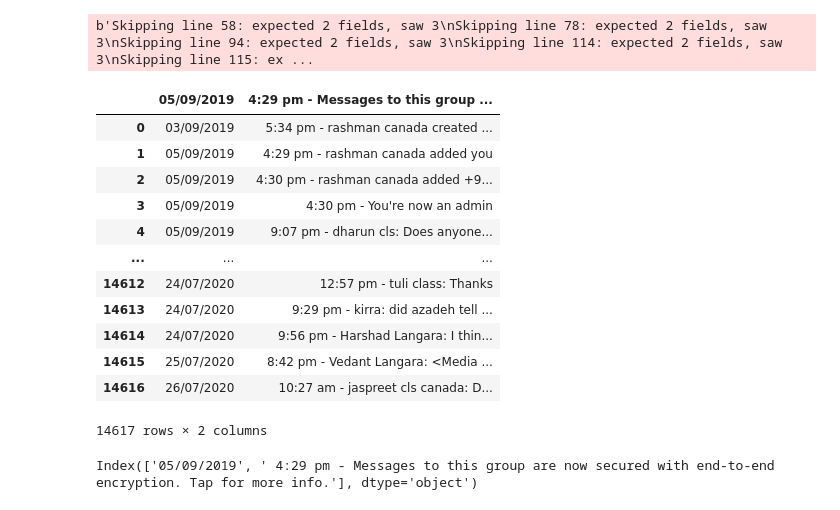
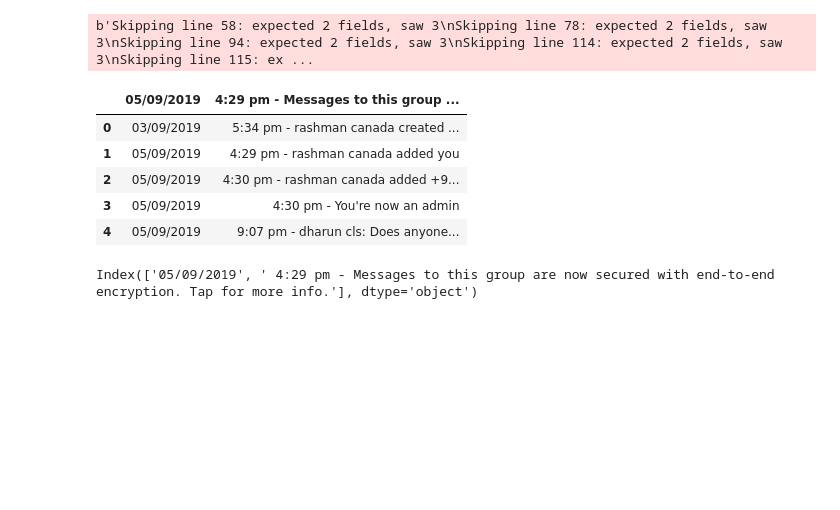
Before and after one commit to ManojBishnoi/Cpsc-Project-, a Jupyter notebook: PythonProjectUpdated.ipynb, the cells around one changed output. Saved outputs shown, nothing was run; the diff lists cells and outputs as text; code cells hidden in the pictures; blank space fills up the shorter version.

```diff
--- a/PythonProjectUpdated.ipynb
+++ b/PythonProjectUpdated.ipynb
@@ -22,21 +23,14 @@ data = pd.read_csv(r"WhatsApp Chat with PDD.DA’19.txt", error_bad_lines=False)
 b'Skipping line 58: expected 2 fields, saw 3\nSkipping line 78: expected 2 fields, saw 3\nSkipping line 94: expected 2 fields, saw 3\nSkipping line 114: expected 2 fields, saw 3\nSkipping line 115: ex ...
 # %%
 # First View of Data
-data
+data.head()
 # %% [output]
 |  | 05/09/2019 | 4:29 pm - Messages to this group ... |
 | 0 | 03/09/2019 | 5:34 pm - rashman canada created ... |
 | 1 | 05/09/2019 | 4:29 pm - rashman canada added you |
 | 2 | 05/09/2019 | 4:30 pm - rashman canada added +9... |
 | 3 | 05/09/2019 | 4:30 pm - You're now an admin |
 | 4 | 05/09/2019 | 9:07 pm - dharun cls: Does anyone... |
-| ... | ... | ... |
-| 14612 | 24/07/2020 | 12:57 pm - tuli class: Thanks |
-| 14613 | 24/07/2020 | 9:29 pm - kirra: did azadeh tell ... |
-| 14614 | 24/07/2020 | 9:56 pm - Harshad Langara: I thin... |
-| 14615 | 25/07/2020 | 8:42 pm - Vedant Langara: <Media ... |
-| 14616 | 26/07/2020 | 10:27 am - jaspreet cls canada: D... |
-14617 rows × 2 columns
 # %%
 # checking columns in the data
 data.columns
```
Also changed, not shown: parts of 7 cells of this notebook.
